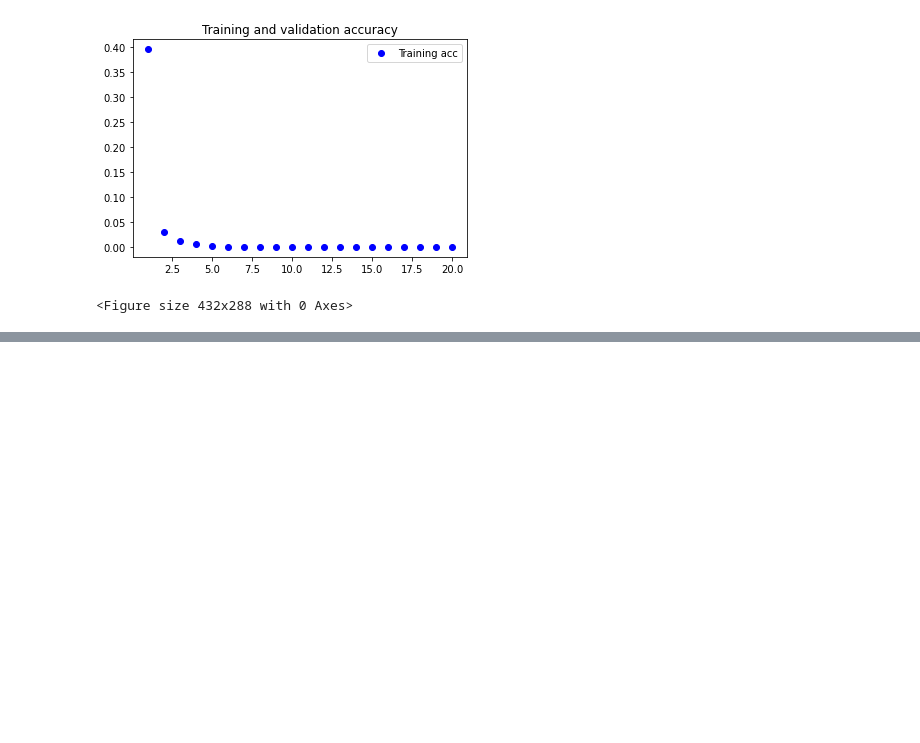
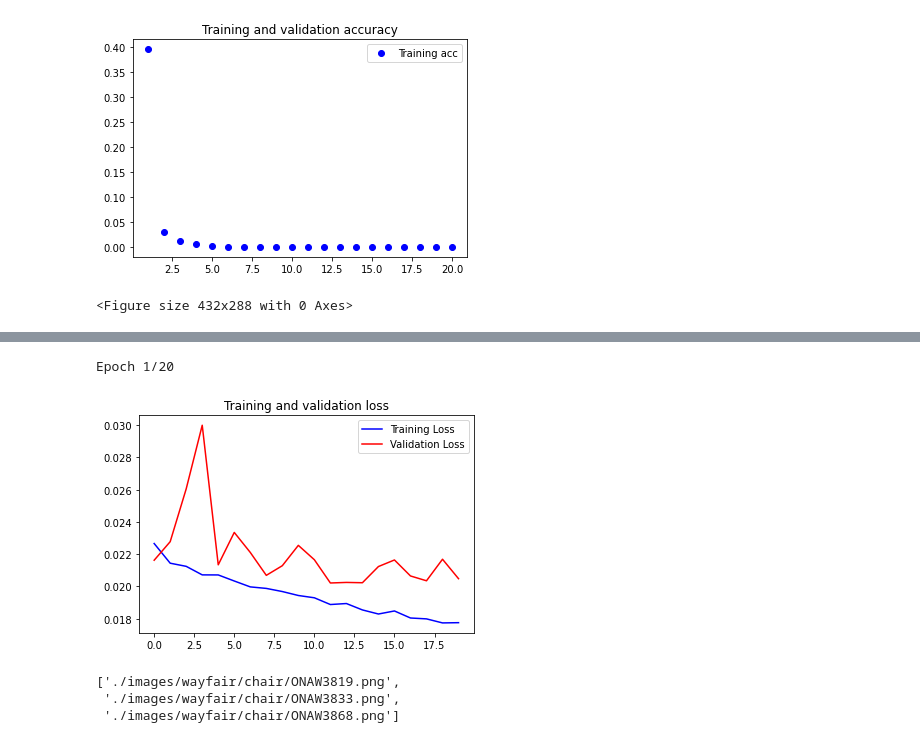
Before and after one commit to baharbiazar/image_search_engine, a Jupyter notebook: autoencoder_model.ipynb, the cells around one changed output, grey strips where cells are left out. Cells and saved outputs as stored; diff of their text form; code cells hidden in the pictures; blank space fills up the shorter version.

```diff
--- a/autoencoder_model.ipynb
+++ b/autoencoder_model.ipynb
@@ -169,0 +331,34 @@ model.save('./model/autoencoder.h5')
+# %%
+# Compile the model
+autoencoder.compile(loss="mse", optimizer= Adam(learning_rate=1e-3))
+
+# Fit the model
+history = autoencoder.fit_generator(
+          training_set,
+          steps_per_epoch=training_set.n // batch_size,
+          epochs=20,
+          validation_data=validation_set,
+          validation_steps=validation_set.n // batch_size,
+          callbacks = [ModelCheckpoint('model/image_autoencoder_2.h5', monitor='val_loss', verbose=0, save_best_only=True, save_weights_only=False)])
+
+# Save model
+autoencoder.save('model/image_autoencoder_2.h5')
+# %% [output]
+Epoch 1/20
+# %%
+# Plot Accuracy and Loss
+loss = history.history['loss']
+val_loss = history.history['val_loss']
+
+epochs = range(len(loss))
+
+plt.figure()
+
+plt.plot(epochs, loss, 'b', label='Training Loss')
+plt.plot(epochs, val_loss, 'r', label='Validation Loss')
+plt.title('Training and validation loss')
+plt.legend()
+
+plt.show()
+# %% [output]
+[figure, added]
@@ -169,0 +381,6 @@ model.save('./model/autoencoder.h5')
+# %%
+training_set.filepaths[0:3]
+# %% [output]
+['./images/wayfair/chair/ONAW3819.png',
+ './images/wayfair/chair/ONAW3833.png',
+ './images/wayfair/chair/ONAW3868.png']
```
Also changed, not shown: parts of 24 cells of this notebook, 1 other file.
